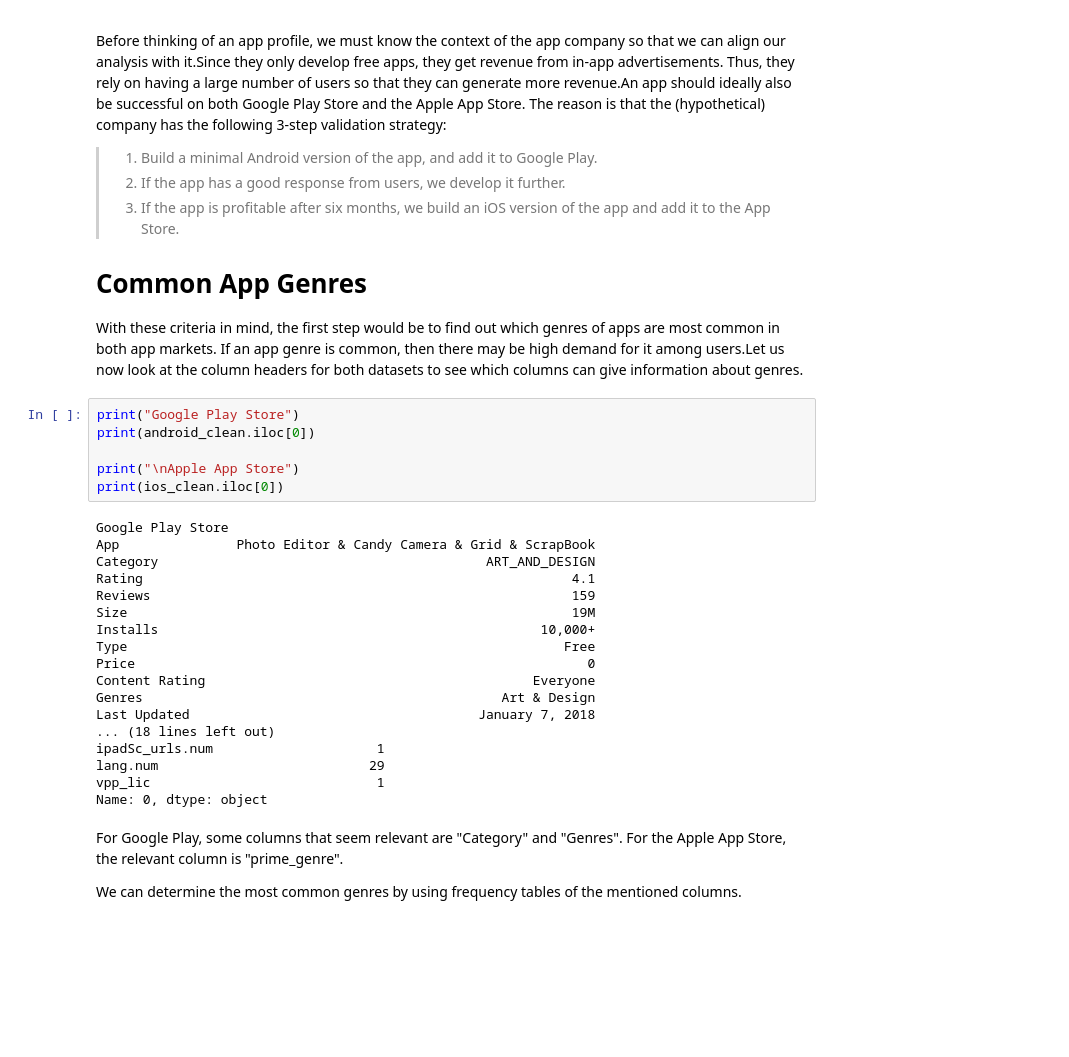
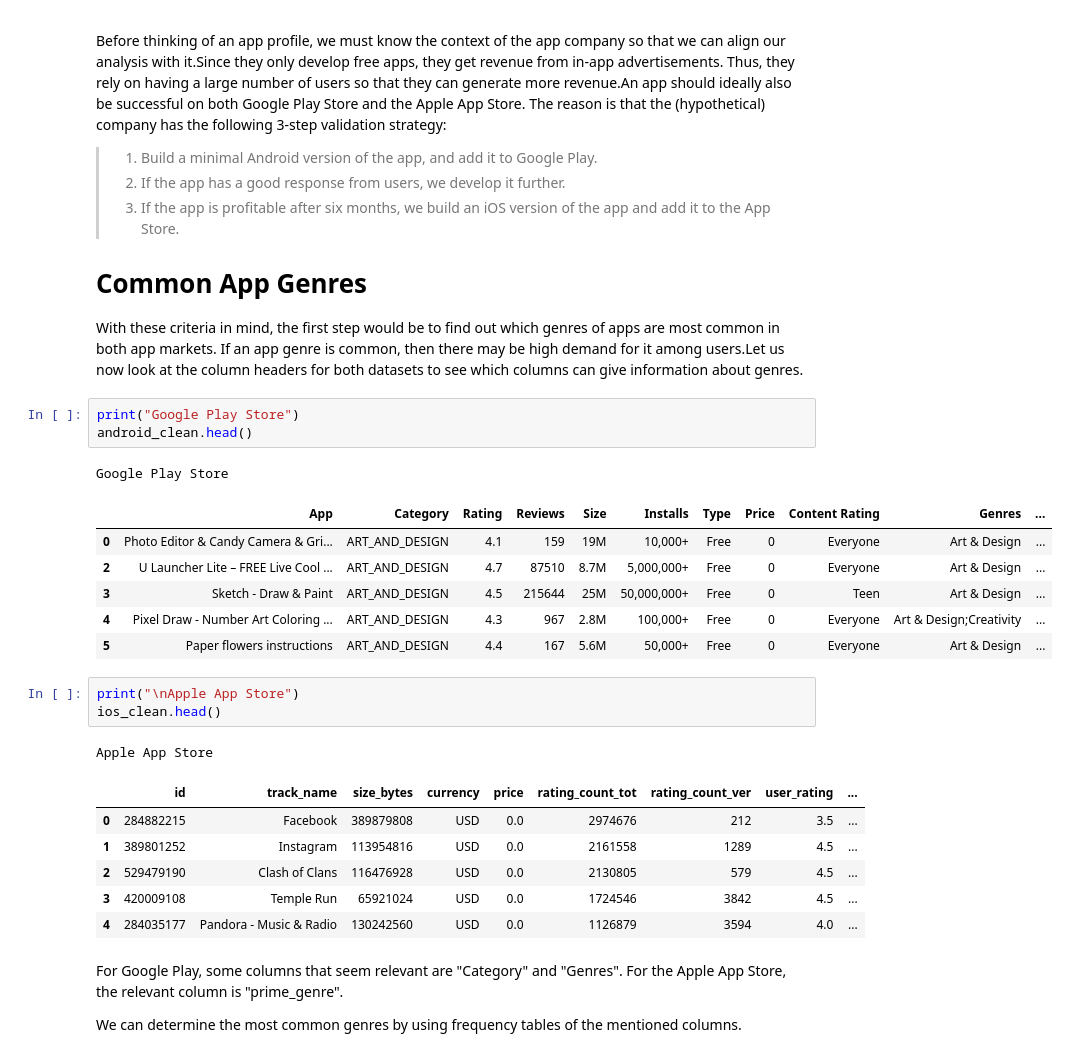
Before and after one commit to MiguelAHG/mahg-data-science, a Jupyter notebook: _notebooks/2021-05-08-ProfitableAppProfiles.ipynb, the cells around one changed output. Saved outputs shown, nothing was run; the diff lists cells and outputs as text; blank space fills up the shorter version.

```diff
--- a/_notebooks/2021-05-08-ProfitableAppProfiles.ipynb
+++ b/_notebooks/2021-05-08-ProfitableAppProfiles.ipynb
@@ -368,28 +343,26 @@ With these criteria in mind, the first step would be to find out which genres of
 Let us now look at the column headers for both datasets to see which columns can give information about genres.
 # %%
 print("Google Play Store")
-print(android_clean.iloc[0])
-
-print("\nApple App Store")
-print(ios_clean.iloc[0])
+android_clean.head()
 # %% [output]
 Google Play Store
-App               Photo Editor & Candy Camera & Grid & ScrapBook
-Category                                          ART_AND_DESIGN
-Rating                                                       4.1
-Reviews                                                      159
-Size                                                         19M
-Installs                                                 10,000+
-Type                                                        Free
-Price                                                          0
-Content Rating                                          Everyone
-Genres                                              Art & Design
-Last Updated                                     January 7, 2018
-... (18 lines left out)
-ipadSc_urls.num                     1
-lang.num                           29
-vpp_lic                             1
-Name: 0, dtype: object
+|  | App | Category | Rating | Reviews | Size | Installs | Type | Price | Content Rating | Genres | ... |
+| 0 | Photo Editor & Candy Camera & Gri... | ART_AND_DESIGN | 4.1 | 159 | 19M | 10,000+ | Free | 0 | Everyone | Art & Design | ... |
+| 2 | U Launcher Lite – FREE Live Cool ... | ART_AND_DESIGN | 4.7 | 87510 | 8.7M | 5,000,000+ | Free | 0 | Everyone | Art & Design | ... |
+| 3 | Sketch - Draw & Paint | ART_AND_DESIGN | 4.5 | 215644 | 25M | 50,000,000+ | Free | 0 | Teen | Art & Design | ... |
+| 4 | Pixel Draw - Number Art Coloring ... | ART_AND_DESIGN | 4.3 | 967 | 2.8M | 100,000+ | Free | 0 | Everyone | Art & Design;Creativity | ... |
+| 5 | Paper flowers instructions | ART_AND_DESIGN | 4.4 | 167 | 5.6M | 50,000+ | Free | 0 | Everyone | Art & Design | ... |
+# %%
+print("\nApple App Store")
+ios_clean.head()
+# %% [output]
+Apple App Store
+|  | id | track_name | size_bytes | currency | price | rating_count_tot | rating_count_ver | user_rating | ... |
+| 0 | 284882215 | Facebook | 389879808 | USD | 0.0 | 2974676 | 212 | 3.5 | ... |
+| 1 | 389801252 | Instagram | 113954816 | USD | 0.0 | 2161558 | 1289 | 4.5 | ... |
+| 2 | 529479190 | Clash of Clans | 116476928 | USD | 0.0 | 2130805 | 579 | 4.5 | ... |
+| 3 | 420009108 | Temple Run | 65921024 | USD | 0.0 | 1724546 | 3842 | 4.5 | ... |
+| 4 | 284035177 | Pandora - Music & Radio | 130242560 | USD | 0.0 | 1126879 | 3594 | 4.0 | ... |
 # %% [markdown]
 For Google Play, some columns that seem relevant are "Category" and "Genres". For the Apple App Store, the relevant column is "prime_genre".
 
```
Also changed, not shown: parts of 49 cells of this notebook.
